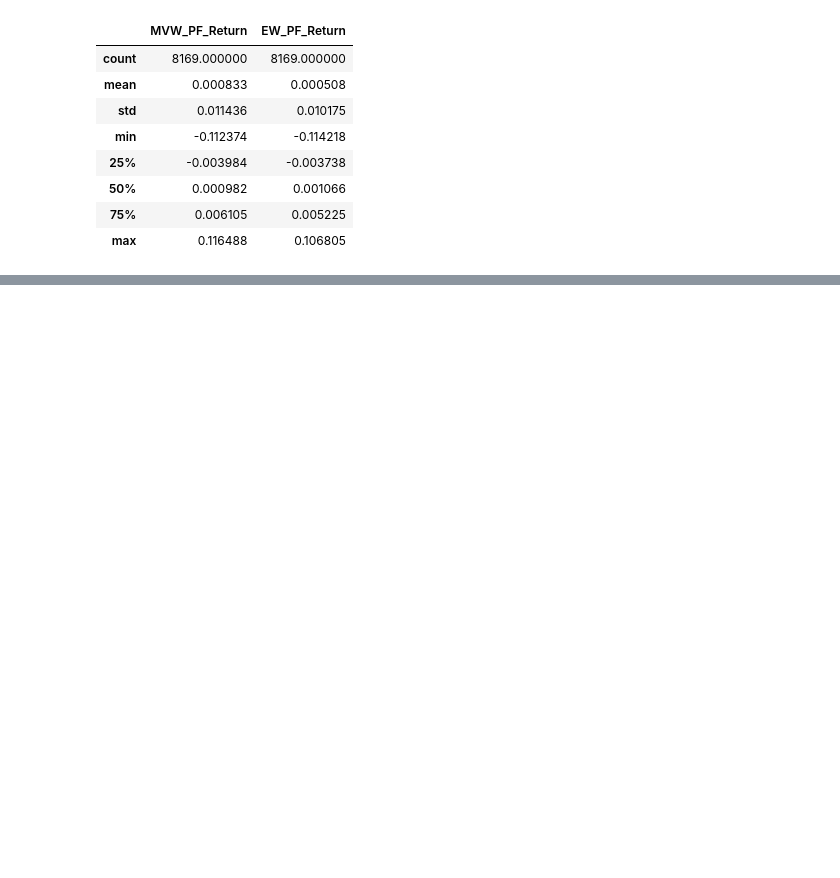
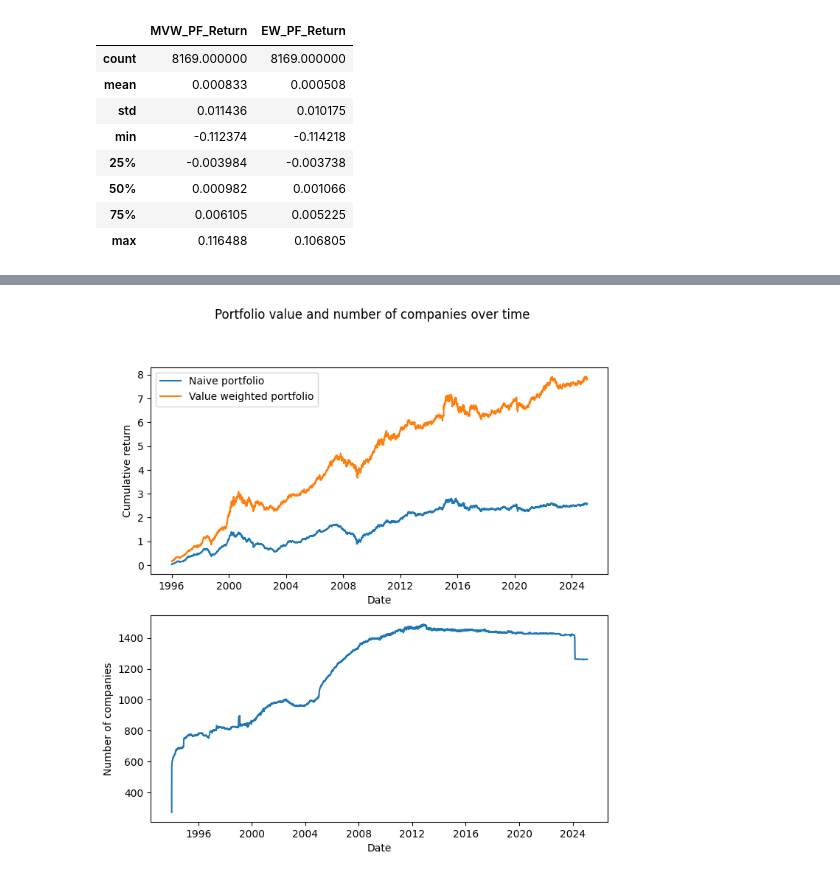
Before and after one commit to RalfKellner/Datastream, a Jupyter notebook: examine.ipynb, the cells around one changed output, grey strips where cells are left out. Cells and saved outputs as stored; diff of their text form; code cells hidden in the pictures; blank space fills up the shorter version.

```diff
--- a/examine.ipynb
+++ b/examine.ipynb
@@ -75,0 +92,45 @@ portfolio_returns.describe()
+# %%
+# import data
+df = pd.read_feather("PriceData/EU/Filtered_Data/Financial_base_data_panel_filtered_0.1_10.feather")
+df = df.sort_values(["Date", "Stock"])
+# %%
+import matplotlib.pylab as plt
+
+# Ensure your DataFrame is sorted by Date
+df_mcap = df.loc[:, ["Date", "Stock", "MarketCAP", "Return"]]
+
+# Step 1: Calculate total MCAP per Date
+df_mcap['Total_MCAP'] = df_mcap.groupby('Date')['MarketCAP'].transform('sum')
+
+# Step 2: Compute the weight for each stock
+df_mcap['Weight'] = df_mcap['MarketCAP'] / df_mcap['Total_MCAP']
+
+# Step 3: Compute weighted return per stock
+df_mcap['Weighted_Return'] = df_mcap['Weight'] * df_mcap['Return']
+
+# Step 4: Sum weighted returns per Date to get portfolio return
+portfolio_returns = df_mcap.groupby('Date')['Weighted_Return'].sum()#.reset_index()
+portfolio_returns = portfolio_returns.to_frame("MVW_PF_Return")
+portfolio_returns["EW_PF_Return"] = df_mcap.groupby('Date')['Return'].mean()
+
+cumulative_returns = portfolio_returns.add(1.).cumprod().subtract(1.)
+unique_stocks_over_time = df.groupby("Date")["Stock"].nunique()
+
+
+fig, axs = plt.subplots(2, 1, figsize = (8, 8))
+axs[0].plot(cumulative_returns.loc["1996-01-01":]["EW_PF_Return"], label = "Naive portfolio")
+axs[0].plot(cumulative_returns.loc["1996-01-01":]["MVW_PF_Return"], label = "Value weighted portfolio")
+axs[0].set_xlabel("Date")
+axs[0].set_ylabel("Cumulative return")
+axs[0].legend()
+
+axs[1].plot(unique_stocks_over_time)
+axs[1].set_xlabel("Date")
+axs[1].set_ylabel("Number of companies")
+
+plt.suptitle("Portfolio value and number of companies over time")
+plt.show()
+
+del df_mcap
+# %% [output]
+[figure, added]
```
Also changed, not shown: parts of 2 cells of this notebook, 7 other files.
